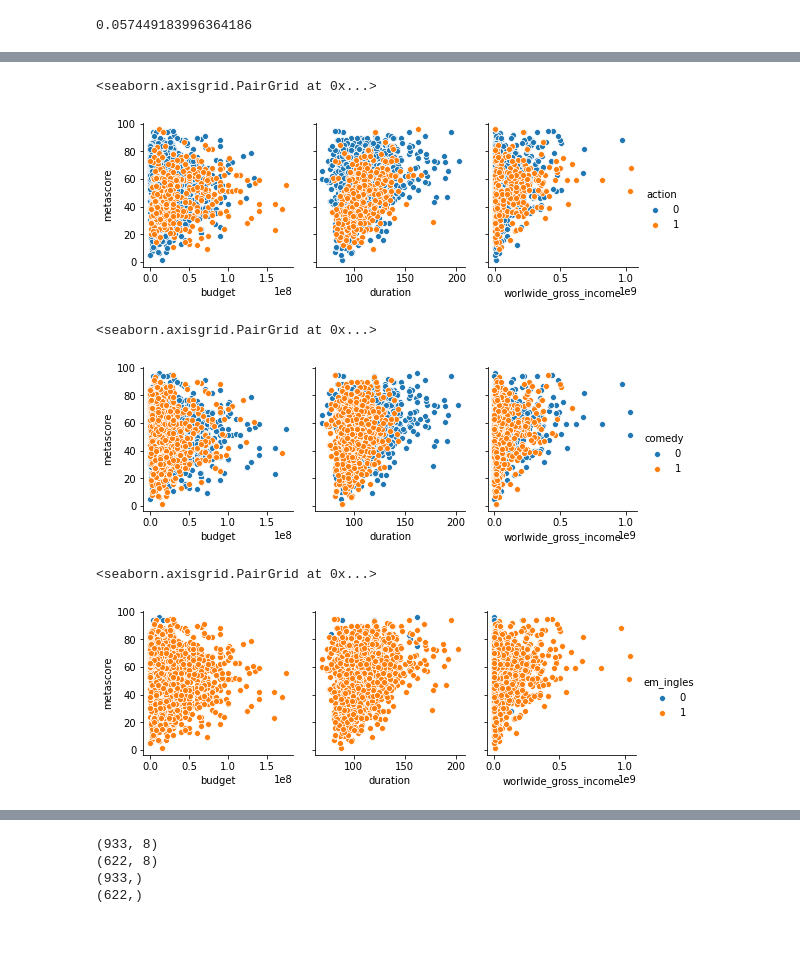
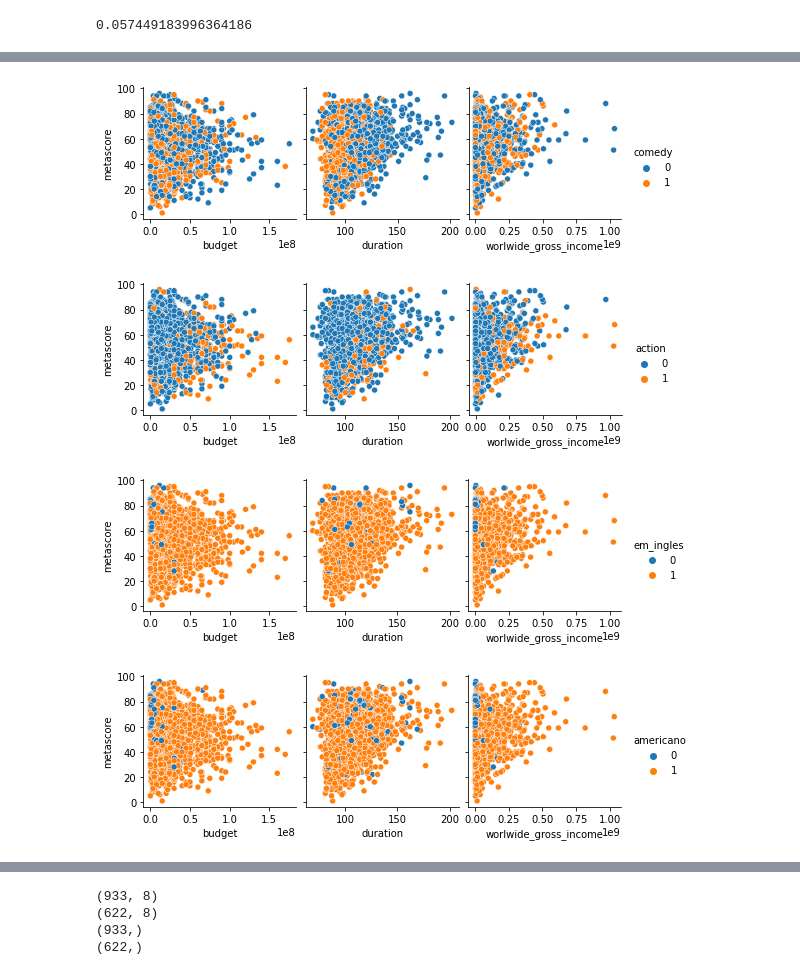
Before and after one commit to gabrielonishi/film-metascore-prediction, a Jupyter notebook: Projeto-2.ipynb, the cells around one changed output, grey strips where cells are left out. Drawn from its saved outputs; the diff is of its cells as text; code cells hidden in the pictures; blank space fills up the shorter version.

```diff
--- a/Projeto-2.ipynb
+++ b/Projeto-2.ipynb
@@ -45,7 +49,7 @@ dados_bruto.head()
 <h2>Parte I: Limpeza inicial</h2>
 # %%
 #Seleção de Colunas relevantes
-dados = dados_bruto[['title','year', 'genre', 'country', 'language','worlwide_gross_income','budget', 'metascore', 'duration' ]]
+dados = dados_bruto[['original_title','year', 'genre', 'country', 'language','worlwide_gross_income','budget', 'metascore', 'duration' ]]
 
 #Remoção de valores nulos (NaN)
 dados = dados.dropna()
@@ -342,15 +332,20 @@ sns.pairplot(dados,x_vars=['budget','duration', 'worlwide_gross_income'],y_vars=
+# %%
+sns.pairplot(dados,x_vars=['budget','duration', 'worlwide_gross_income'],y_vars=['metascore'],diag_kind = None,hue='comedy')
+plt.show()
+# %% [output]
+[figure, added]
 # %%
-sns.pairplot(dados,x_vars=['budget','duration', 'worlwide_gross_income'],y_vars=['metascore'],hue='action')
+sns.pairplot(dados,x_vars=['budget','duration', 'worlwide_gross_income'],y_vars=['metascore'],diag_kind = None,hue='action')
+plt.show()
 # %% [output]
-<seaborn.axisgrid.PairGrid at 0x...>
-[figure, old version]
+[figure, new version]
 # %%
-sns.pairplot(dados,x_vars=['budget','duration', 'worlwide_gross_income'],y_vars=['metascore'],hue='comedy')
+sns.pairplot(dados,x_vars=['budget','duration', 'worlwide_gross_income'],y_vars=['metascore'],diag_kind = None,hue='em_ingles')
+plt.show()
 # %% [output]
-<seaborn.axisgrid.PairGrid at 0x...>
-[figure, old version]
+[figure, new version]
 # %%
-sns.pairplot(dados,x_vars=['budget','duration', 'worlwide_gross_income'],y_vars=['metascore'],hue='em_ingles')
+sns.pairplot(dados,x_vars=['budget','duration', 'worlwide_gross_income'],y_vars=['metascore'],diag_kind = None,hue='americano')
+plt.show()
 # %% [output]
-<seaborn.axisgrid.PairGrid at 0x...>
-[figure, old version]
+[figure, new version]
```
Also changed, not shown: parts of 50 cells of this notebook.
